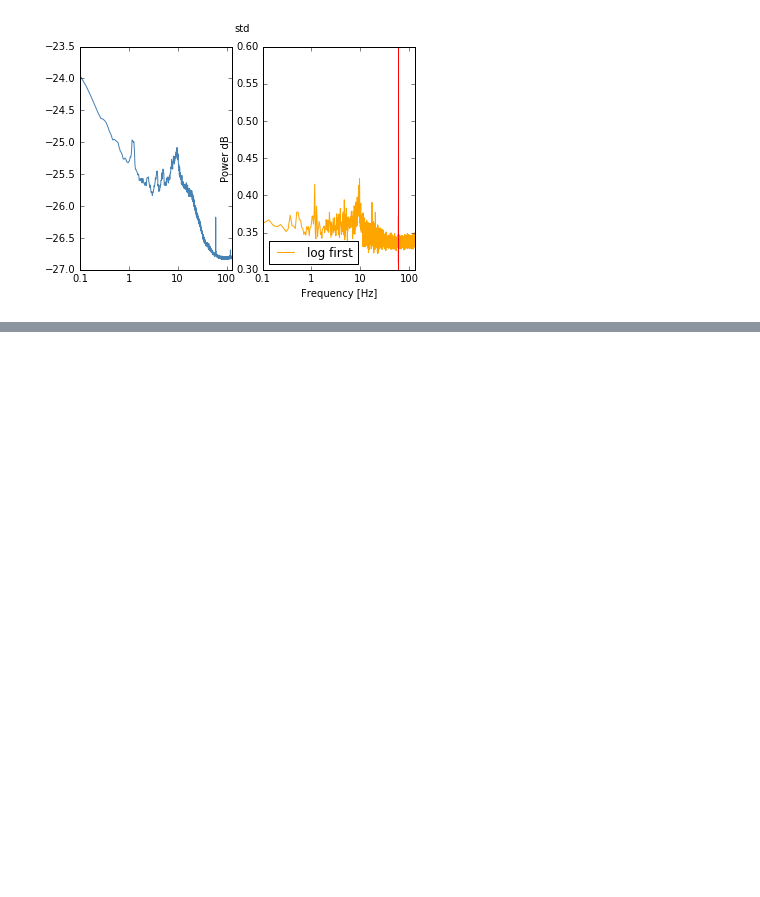
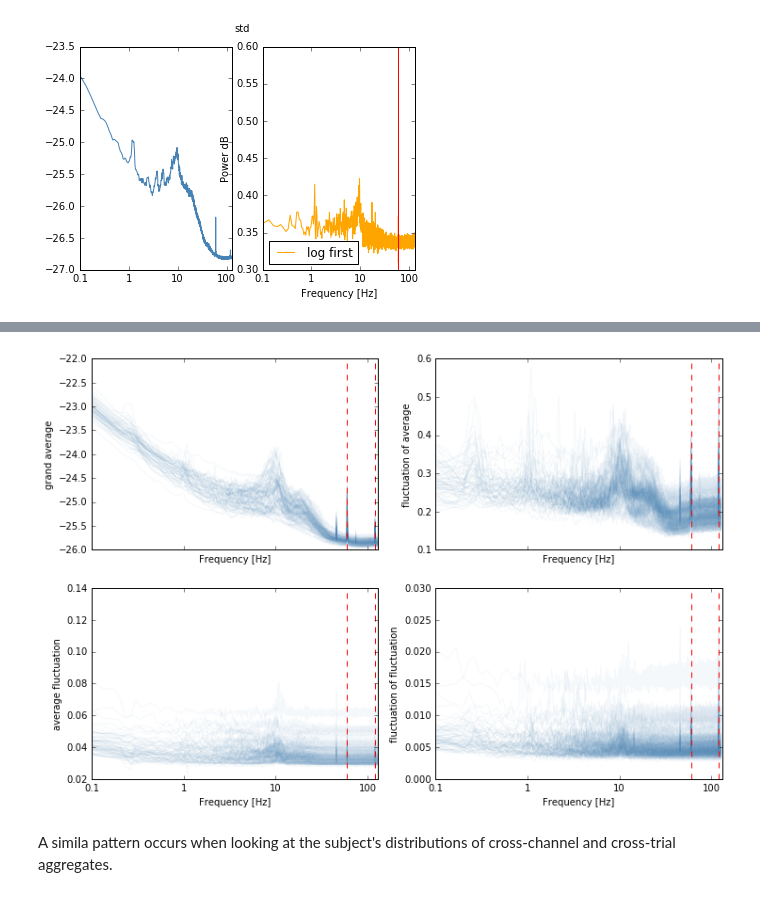
Before and after one commit to neurospin/meg_study_dynamic_scales, a Jupyter notebook: scripts/plot_figures_one.ipynb, the cells around one changed output, grey strips where cells are left out. Drawn from its saved outputs; the diff is of its cells as text; code cells hidden in the pictures; blank space fills up the shorter version.

```diff
--- a/scripts/plot_figures_one.ipynb
+++ b/scripts/plot_figures_one.ipynb
@@ -48,11 +54,10 @@ Elapsed time for running scripts 00:00:04
 - Then we can compute total grand averages total grand standard deviation.
 - Then we can look into 1/f stuff
 # %%
-import glob
-import os.path as op
+
 recordings_path = '/mnt/hcp-meg'
 pattern = 'psds-r{run}-0-150-epo.fif'
-subjects = glob.glob(op.join(hcp_path, '??????'))
+subjects = glob.glob(op.join(recordings_path, '??????'))
 
 def get_epochs_for_subject(subject):
     epochs_list = list()
@@ -137,0 +207,6 @@ git push origin master
+# %%
+viz_agg_subjects = dict(
+    mean_mean=np.array([tmean(evoked.data) for evoked in averages_mean]),
+    std_mean=np.array([tmean(evoked.data) for evoked in averages_std]),
+    mean_std=np.array([evoked.data.std(0) for evoked in averages_mean]),
+    std_std=np.array([evoked.data.std(0) for evoked in averages_std]))
@@ -137,0 +217,24 @@ git push origin master
+# %%
+fix, axes = plt.subplots(2, 2, figsize=(12, 8), sharex=True)
+fig.subtitle('Aggregates across time and channel (by subject)')
+keys = 'mean_mean', 'mean_std', 'std_mean', 'std_std'
+for ii, (ax, key) in enumerate(zip(axes.ravel(), keys)):
+    ax.plot(freqs, viz_agg_subjects[key].T, color='steelblue', alpha=0.05)
+    for line in np.log10([60, 120]):
+        ax.axvline(line, color='red', linestyle='--')
+    ax.set_xticks(np.log10([0.1, 1, 10, 100]))
+    ax.set_xticklabels([0.1, 1, 10, 100])
+    ax.set_xlim(np.log10([0.1, 130]))
+    ax.set_xlabel('Frequency [Hz]')
+    if key == 'mean_mean':
+        ax.set_ylabel('grand average')
+    elif key == 'mean_std':
+        ax.set_ylabel('fluctuation of average')
+    elif key == 'std_mean':
+        ax.set_ylabel('average fluctuation')
+    elif key == 'std_std':
+        ax.set_ylabel('fluctuation of fluctuation')
+# %% [output]
+[figure, added]
+# %% [markdown]
+A simila pattern occurs when looking at the subject's distributions of cross-channel and cross-trial aggregates.
```
Also changed, not shown: parts of 9 cells of this notebook.
